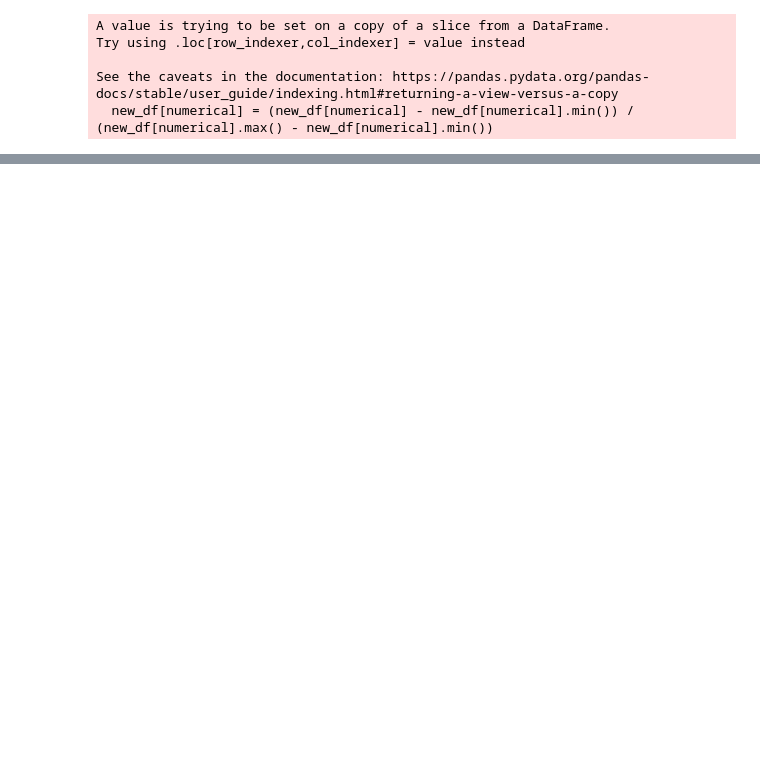
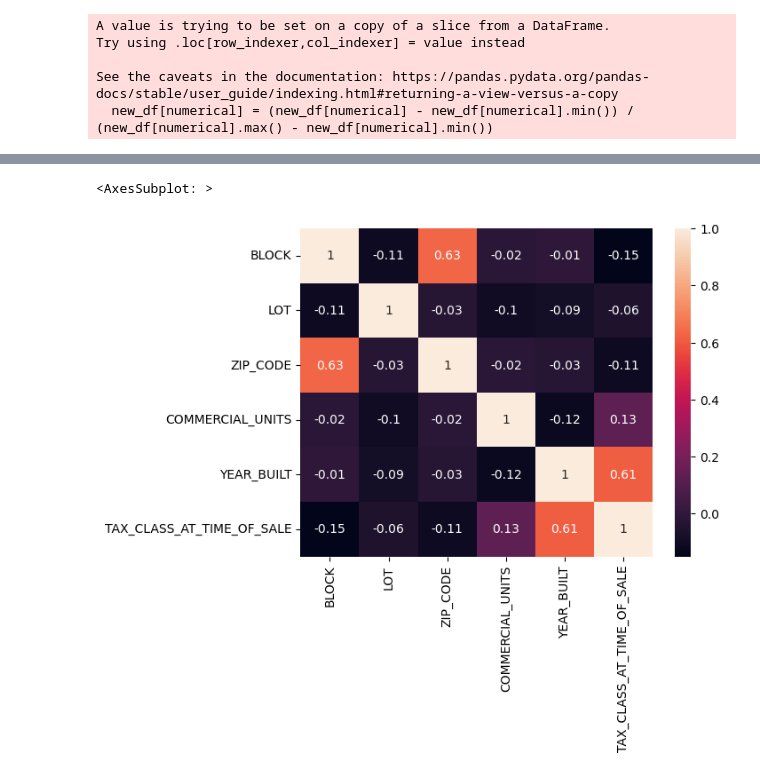
Before and after one commit to Stevedev7/Big-Data-CW, a Jupyter notebook: task1.ipynb, the cells around one changed output, grey strips where cells are left out. Saved outputs shown, nothing was run; the diff lists cells and outputs as text; code cells hidden in the pictures; blank space fills up the shorter version.

```diff
--- a/task1.ipynb
+++ b/task1.ipynb
@@ -184,0 +179,5 @@ new_df.shape
+# %%
+sns.heatmap(new_df[numerical].corr().round(2), annot=True)
+# %% [output]
+<AxesSubplot: >
+[figure, added]
```
Also changed, not shown: parts of 17 cells of this notebook.
